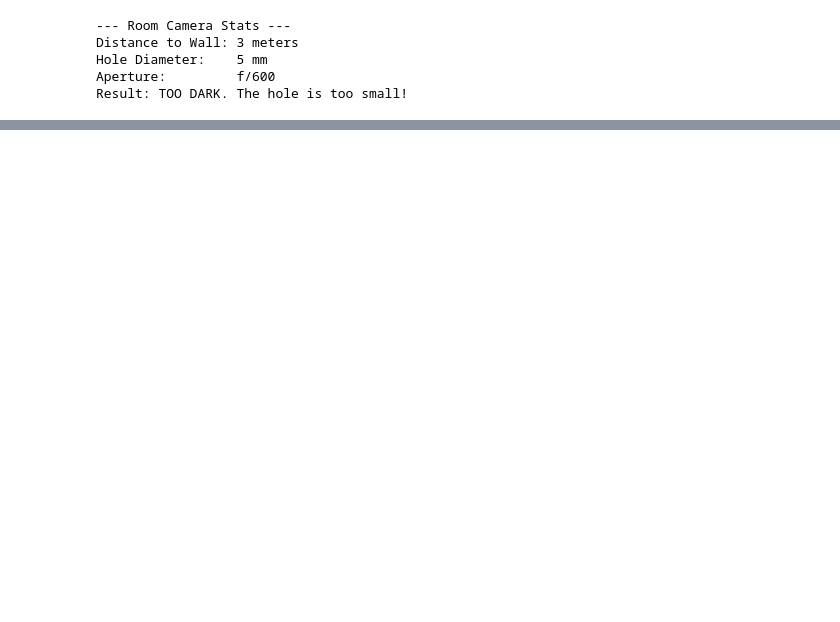
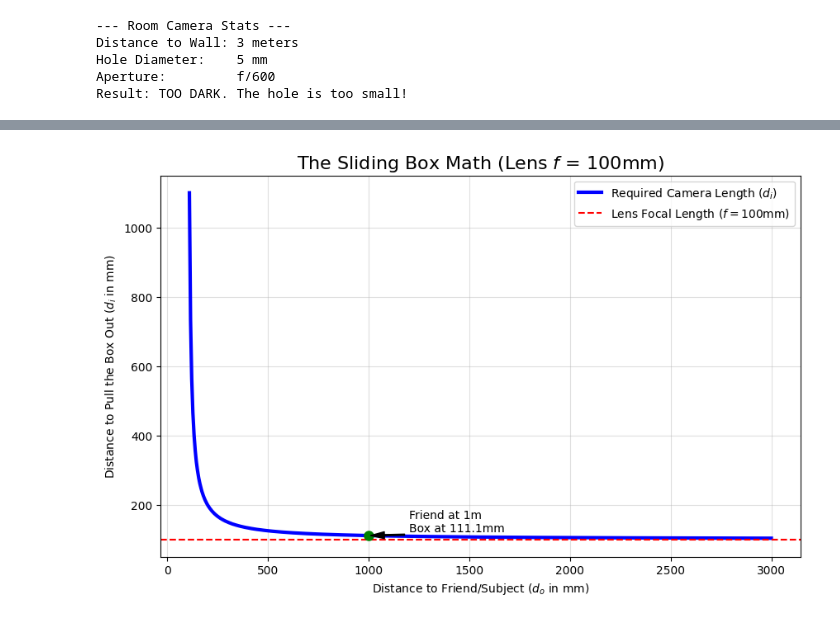
Before and after one commit to pjercic/analog-photography, a Jupyter notebook: 02_secondary/01_physics_optics.ipynb, the cells around one changed output, grey strips where cells are left out. Saved outputs shown, nothing was run; the diff lists cells and outputs as text; code cells hidden in the pictures; blank space fills up the shorter version.

```diff
--- a/02_secondary/01_physics_optics.ipynb
+++ b/02_secondary/01_physics_optics.ipynb
@@ -30,0 +103,40 @@ Result: TOO DARK. The hole is too small!
+# %%
+def sliding_box_calculator(focal_length_mm=100):
+    """Graphs the required image distance (di) based on object distance (do)."""
+    # Create an array of object distances from 150mm to 3000mm (3 meters)
+    do = np.linspace(focal_length_mm * 1.1, 3000, 500)
+
+    # Rearrange the Thin Lens Equation to solve for d_i:
+    # 1/di = 1/f - 1/do  --->  di = (f * do) / (do - f)
+    di = (focal_length_mm * do) / (do - focal_length_mm)
+
+    plt.figure(figsize=(10, 6))
+
+    # Plot the curve
+    plt.plot(do, di, 'b-', lw=3, label="Required Camera Length ($d_i$)")
+
+    # Draw a line representing the focal length limit
+    plt.axhline(focal_length_mm, color='r', linestyle='--',
+                label=f"Lens Focal Length ($f = {focal_length_mm}$mm)")
+
+    # Formatting the graph
+    plt.title(f"The Sliding Box Math (Lens $f$ = {focal_length_mm}mm)", fontsize=16)
+    plt.xlabel("Distance to Friend/Subject ($d_o$ in mm)")
+    plt.ylabel("Distance to Pull the Box Out ($d_i$ in mm)")
+    plt.grid(True, alpha=0.4)
+    plt.legend()
+
+    # Highlight a specific example
+    example_do = 1000 # Friend is 1 meter away
+    example_di = (focal_length_mm * example_do) / (example_do - focal_length_mm)
+    plt.plot(example_do, example_di, 'go', markersize=8)
+    plt.annotate(f"Friend at 1m \nBox at {example_di:.1f}mm",
+                 xy=(example_do, example_di), xytext=(example_do + 200, example_di + 10),
+                 arrowprops=dict(facecolor='black', shrink=0.05, width=1, headwidth=6))
+
+    plt.show()
+
+# Run the Sliding Box Calculator!
+sliding_box_calculator(focal_length_mm=100) # Assuming a 100mm magnifying glass
+# %% [output]
+[figure, added]
```
Also changed, not shown: parts of 4 cells of this notebook, 5 other files.
